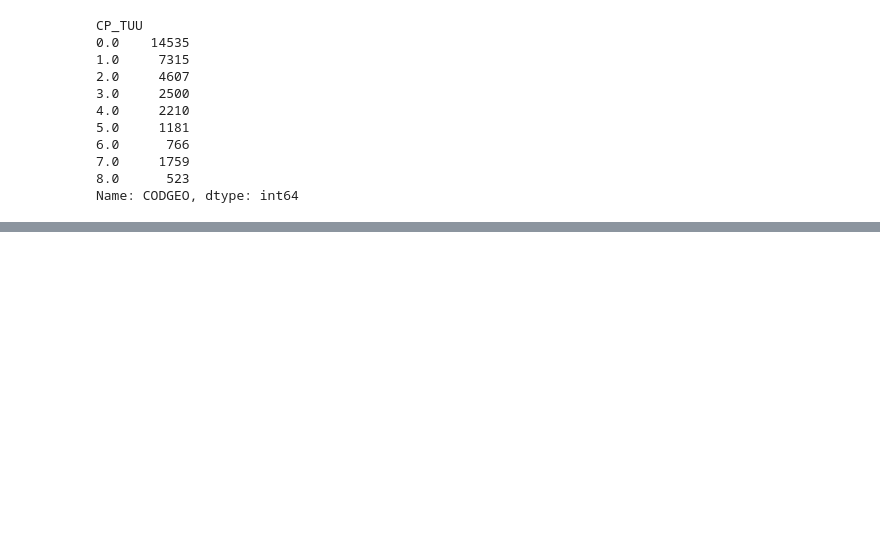
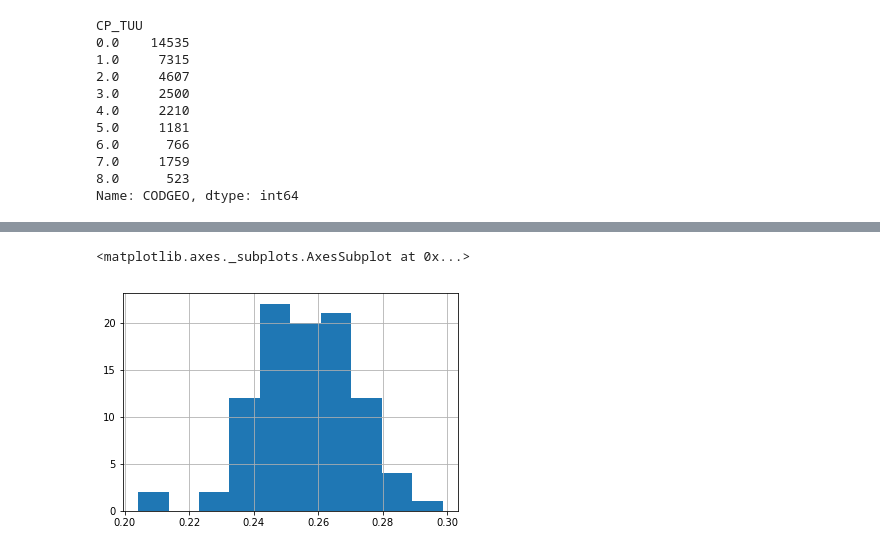
Before and after one commit to Paulaveillon/GDN, a Jupyter notebook: Notebook/Merge_geo.ipynb, the cells around one changed output, grey strips where cells are left out. Saved outputs shown, nothing was run; the diff lists cells and outputs as text; code cells hidden in the pictures; blank space fills up the shorter version.

```diff
--- a/Notebook/Merge_geo.ipynb
+++ b/Notebook/Merge_geo.ipynb
@@ -84,0 +193,5 @@ df["Code Postal"].str.find("/")
+# %%
+pop["perc_ecolo"].hist()
+# %% [output]
+<matplotlib.axes._subplots.AxesSubplot at 0x...>
+[figure, added]
```
Also changed, not shown: parts of 12 cells of this notebook.
